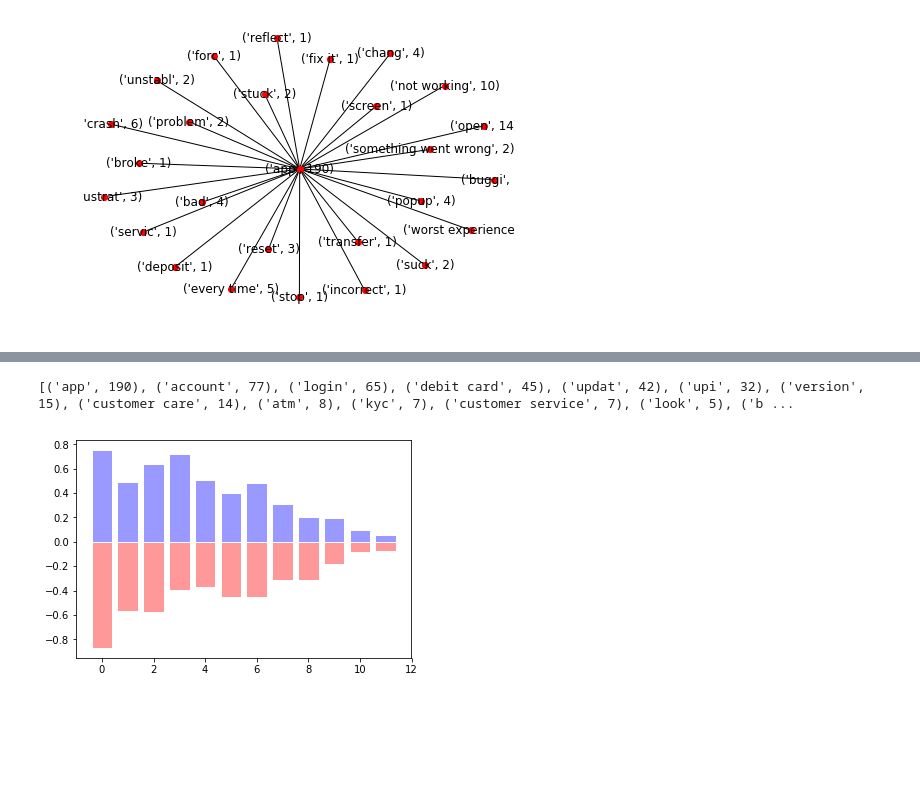
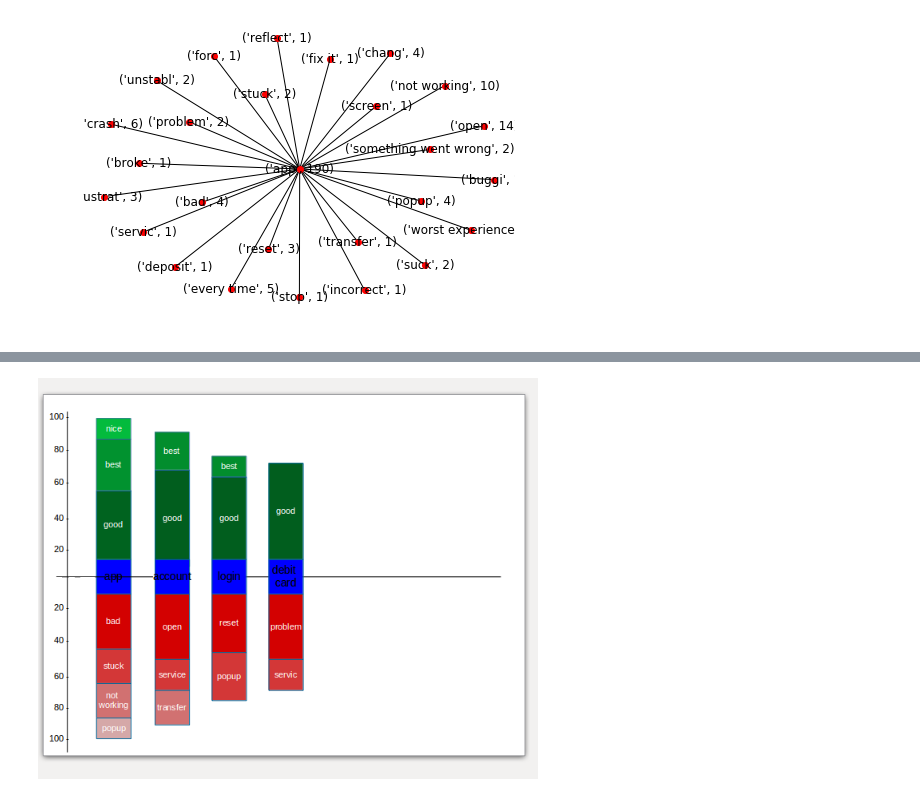
Before and after one commit to sulabh9999/SentimentAnalysis, a Jupyter notebook: main.ipynb, the cells around one changed output, grey strips where cells are left out. Saved outputs shown, nothing was run; the diff lists cells and outputs as text; code cells hidden in the pictures; blank space fills up the shorter version.

Commit message:
adding graph

```diff
--- a/main.ipynb
+++ b/main.ipynb
@@ -295,17 +294,28 @@ debit card
 
 deals and offers
 []
+# %%
+# from IPython.core.display import display, HTML
+# # display(HTML('<h1>Hello, world!</h1>'))
+# HTML(filename='g.html')
+# from PIL import Image
+# img = Image.open('/home/nawaz/PycharmProjects/SentimentAnalysis/graphDemo.png')
+# img.show()
+
+from IPython.display import Image
+
+Image(filename = "/home/nawaz/PycharmProjects/SentimentAnalysis/graphDemo.png", width=500, height=500)
+# %% [output]
+[figure, added]
 # %%
-sutility.showTopicCounts()
+# sutility.showTopicCounts()
 # sentList = commentsDocument.map()
 # sentList = commentsDocument.map(getSentiment)
-# %% [output]
-[('app', 190), ('account', 77), ('login', 65), ('debit card', 45), ('updat', 42), ('upi', 32), ('version', 15), ('customer care', 14), ('atm', 8), ('kyc', 7), ('customer service', 7), ('look', 5), ('b ...
 # %%
-from sGraph import makeHistogramkk
-makeHistogram()
+# from sGraph import *
+# new1()
+# makeHistogram()
+# makeGraph()
-# %% [output]
-[figure, removed]
 # %%
 l = list(commentsDocument)
 p = list(processed_doc)
```
Also changed, not shown: parts of 4 cells of this notebook, 2 other files.
